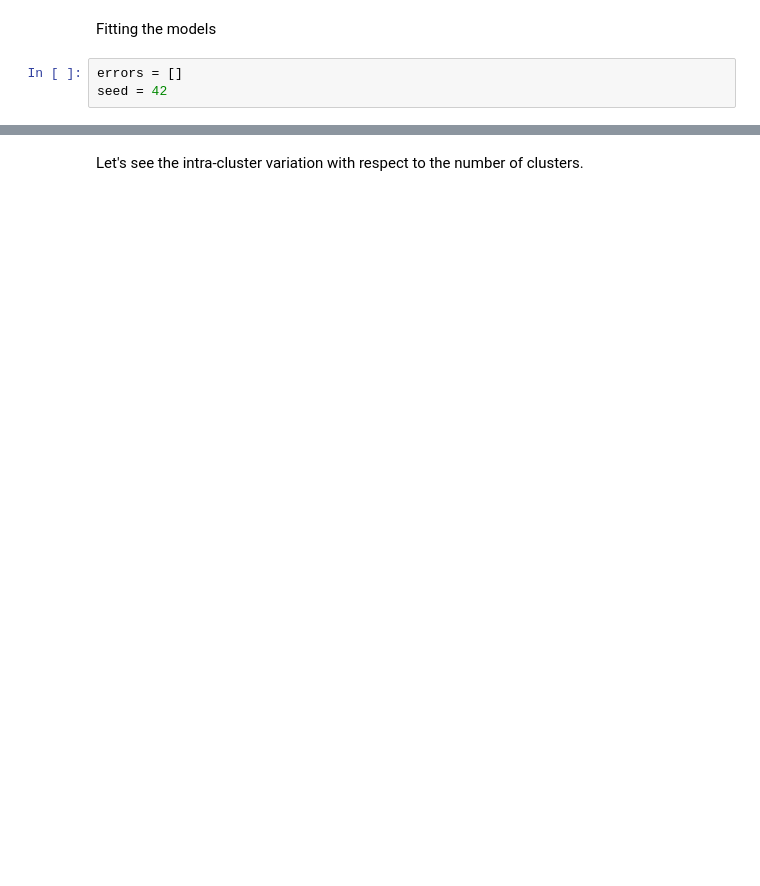
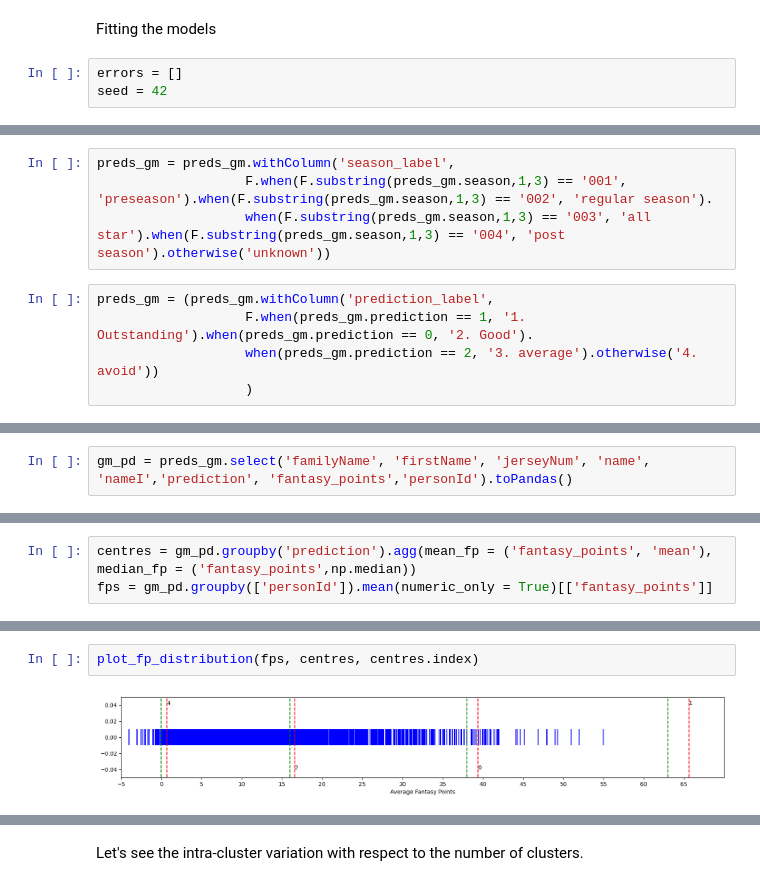
Before and after one commit to Blunt10K/NBA, a Jupyter notebook: notebooks/analysis.ipynb, the cells around one changed output, grey strips where cells are left out. Saved outputs shown, nothing was run; the diff lists cells and outputs as text; blank space fills up the shorter version.

```diff
--- a/notebooks/analysis.ipynb
+++ b/notebooks/analysis.ipynb
@@ -276,0 +304,9 @@ seed = 42
+# %%
+preds_gm = preds_gm.withColumn('season_label',
+                   F.when(F.substring(preds_gm.season,1,3) == '001', 'preseason').when(F.substring(preds_gm.season,1,3) == '002', 'regular season').
+                   when(F.substring(preds_gm.season,1,3) == '003', 'all star').when(F.substring(preds_gm.season,1,3) == '004', 'post season').otherwise('unknown'))
+# %%
+preds_gm = (preds_gm.withColumn('prediction_label',
+                   F.when(preds_gm.prediction == 1, '1. Outstanding').when(preds_gm.prediction == 0, '2. Good').
+                   when(preds_gm.prediction == 2, '3. average').otherwise('4. avoid'))
+                   )
@@ -276,0 +669,2 @@ seed = 42
+# %%
+gm_pd = preds_gm.select('familyName', 'firstName', 'jerseyNum', 'name', 'nameI','prediction', 'fantasy_points','personId').toPandas()
@@ -276,0 +673,3 @@ seed = 42
+# %%
+centres = gm_pd.groupby('prediction').agg(mean_fp = ('fantasy_points', 'mean'), median_fp = ('fantasy_points',np.median))
+fps = gm_pd.groupby(['personId']).mean(numeric_only = True)[['fantasy_points']]
@@ -276,0 +693,4 @@ seed = 42
+# %%
+plot_fp_distribution(fps, centres, centres.index)
+# %% [output]
+[figure, added]
```
Also changed, not shown: parts of 121 cells of this notebook.
